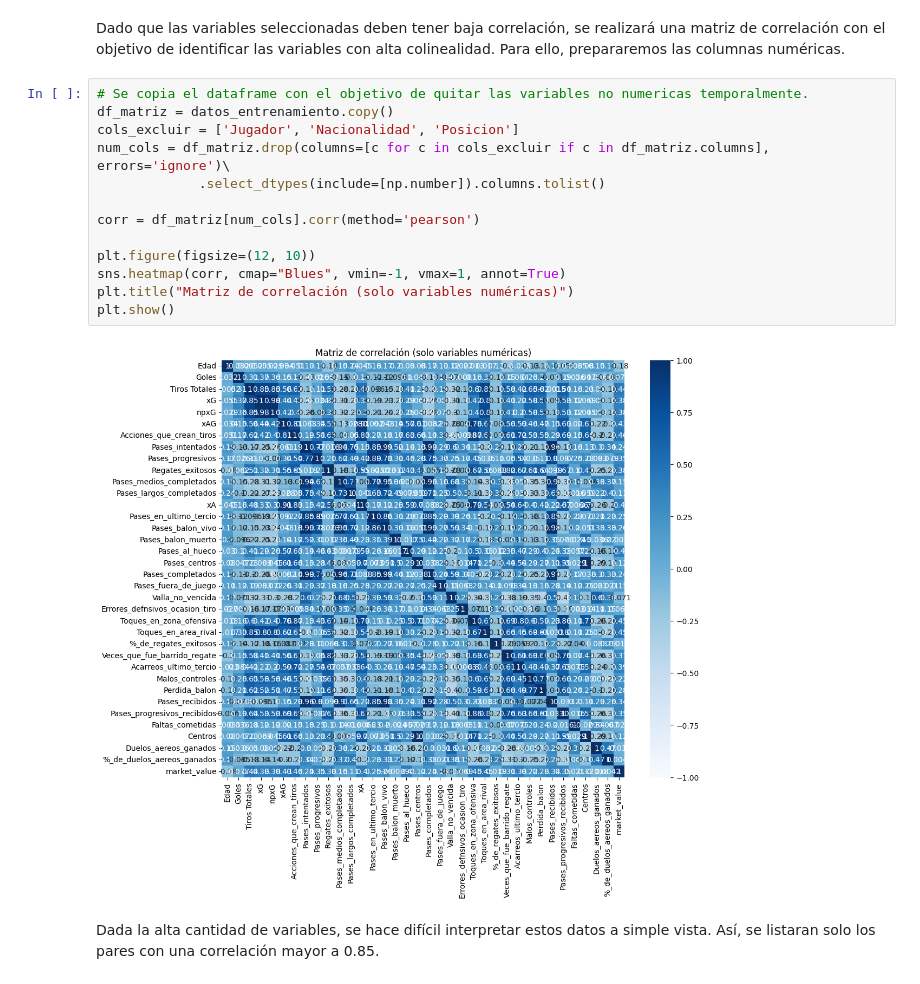
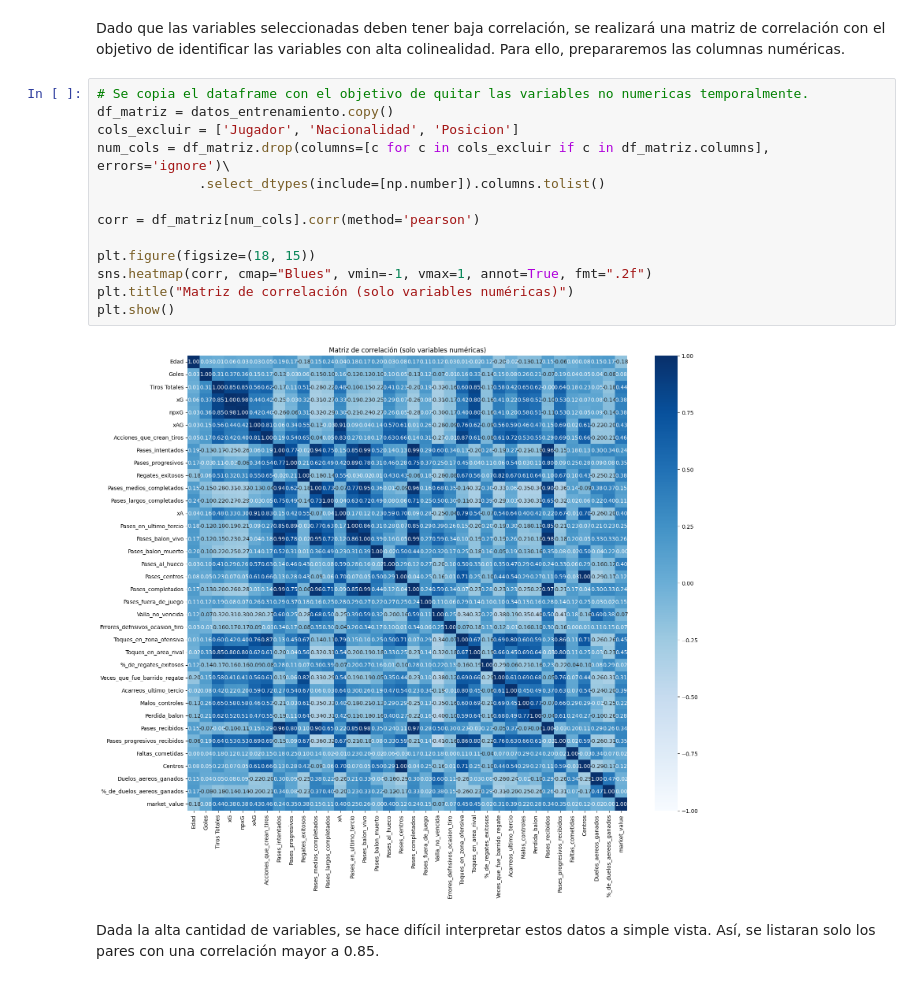
Before and after one commit to afgomezg1/Laboratorios-BI, a Jupyter notebook: Laboratorio 1/Laboratorio1.ipynb, the cells around one changed output. Saved outputs shown, nothing was run; the diff lists cells and outputs as text.

```diff
--- a/Laboratorio 1/Laboratorio1.ipynb
+++ b/Laboratorio 1/Laboratorio1.ipynb
@@ -977,18 +959,18 @@ Dado que las variables seleccionadas deben tener baja correlación, se realizar
 # %%
 # Se copia el dataframe con el objetivo de quitar las variables no numericas temporalmente.
 df_matriz = datos_entrenamiento.copy()
 cols_excluir = ['Jugador', 'Nacionalidad', 'Posicion']
 num_cols = df_matriz.drop(columns=[c for c in cols_excluir if c in df_matriz.columns], errors='ignore')\
              .select_dtypes(include=[np.number]).columns.tolist()
 
 corr = df_matriz[num_cols].corr(method='pearson')
 
-plt.figure(figsize=(12, 10))
-sns.heatmap(corr, cmap="Blues", vmin=-1, vmax=1, annot=True)
+plt.figure(figsize=(18, 15))
+sns.heatmap(corr, cmap="Blues", vmin=-1, vmax=1, annot=True, fmt=".2f")
 plt.title("Matriz de correlación (solo variables numéricas)")
 plt.show()
 # %% [output]
-[figure, old version]
+[figure, new version]
 # %% [markdown]
 Dada la alta cantidad de variables, se hace difícil interpretar estos datos a simple vista. Así, se listaran solo los pares con una correlación mayor a 0.85.
 # %%
```
Also changed, not shown: parts of 33 cells of this notebook.
